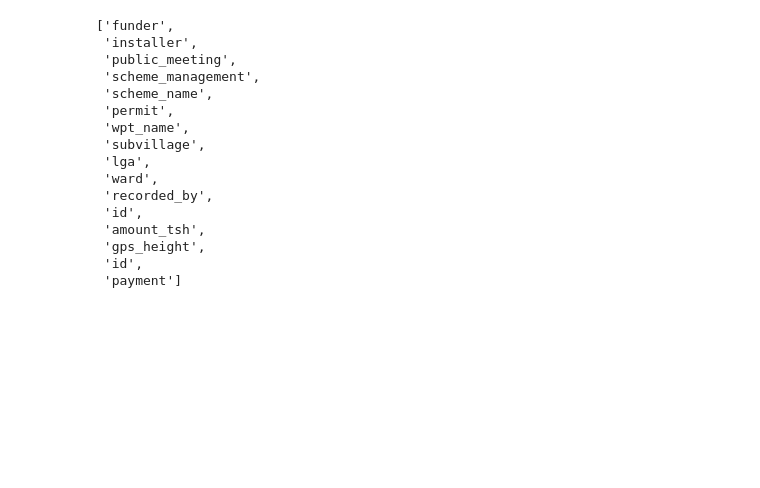
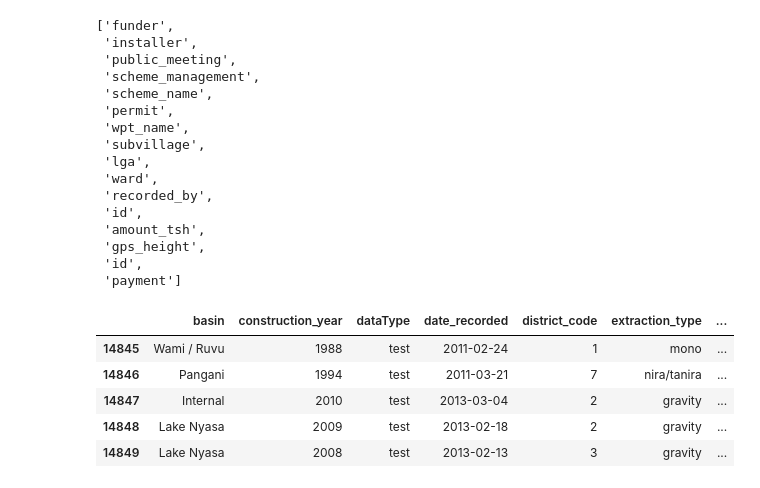
Before and after one commit to JohnErnestBonanno/WaterPump, a Jupyter notebook: Cleaning_WaterPump.ipynb, the cells around one changed output. Drawn from its saved outputs; the diff is of its cells as text; code cells hidden in the pictures; blank space fills up the shorter version.

```diff
--- a/Cleaning_WaterPump.ipynb
+++ b/Cleaning_WaterPump.ipynb
@@ -758,0 +756,9 @@ trainTest
+# %%
+trainTest.tail()
+# %% [output]
+|  | basin | construction_year | dataType | date_recorded | district_code | extraction_type | ... |
+| 14845 | Wami / Ruvu | 1988 | test | 2011-02-24 | 1 | mono | ... |
+| 14846 | Pangani | 1994 | test | 2011-03-21 | 7 | nira/tanira | ... |
+| 14847 | Internal | 2010 | test | 2013-03-04 | 2 | gravity | ... |
+| 14848 | Lake Nyasa | 2009 | test | 2013-02-18 | 2 | gravity | ... |
+| 14849 | Lake Nyasa | 2008 | test | 2013-02-13 | 3 | gravity | ... |
```
Also changed, not shown: parts of 2 cells of this notebook, 3 other files.
